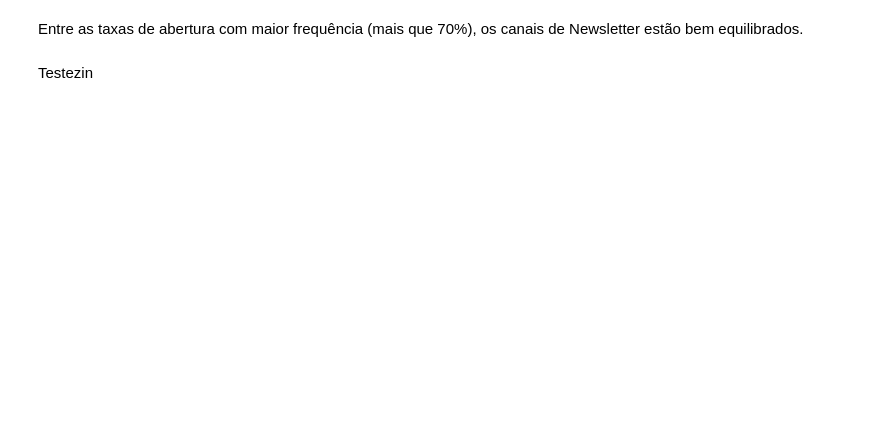
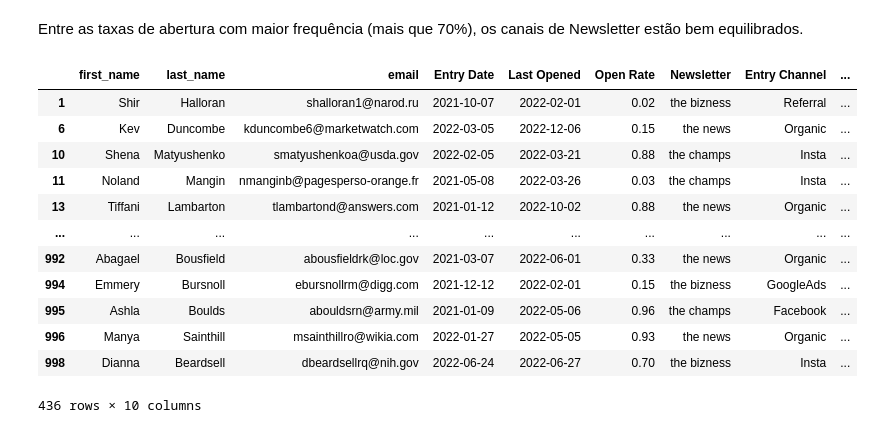
Before and after one commit to ThomasFurtado/TheNews, a Jupyter notebook: Assinantes.ipynb, the cells around one changed output. Cells and saved outputs as stored; diff of their text form; code cells hidden in the pictures; blank space fills up the shorter version.

```diff
--- a/Assinantes.ipynb
+++ b/Assinantes.ipynb
@@ -241,4 +269,21 @@ sns.barplot(x=df1['Newsletter'], y=df1['Open Rate'], data=df1)
 # %% [markdown]
 Entre as taxas de abertura com maior frequência (mais que 70%), os canais de Newsletter estão bem equilibrados.
-# %% [markdown]
-Testezin
+# %%
+pd.set_option('mode.chained_assignment', None)
+df_dias = df[df['LastOpened_bf_Entry']==False]
+df_dias['qte_dias'] = df_dias['Last Opened'] - df_dias['Entry Date']
+df_dias
+# %% [output]
+|  | first_name | last_name | email | Entry Date | Last Opened | Open Rate | Newsletter | Entry Channel | ... |
+| 1 | Shir | Halloran | shalloran1@narod.ru | 2021-10-07 | 2022-02-01 | 0.02 | the bizness | Referral | ... |
+| 6 | Kev | Duncombe | kduncombe6@marketwatch.com | 2022-03-05 | 2022-12-06 | 0.15 | the news | Organic | ... |
+| 10 | Shena | Matyushenko | smatyushenkoa@usda.gov | 2022-02-05 | 2022-03-21 | 0.88 | the champs | Insta | ... |
+| 11 | Noland | Mangin | nmanginb@pagesperso-orange.fr | 2021-05-08 | 2022-03-26 | 0.03 | the champs | Insta | ... |
+| 13 | Tiffani | Lambarton | tlambartond@answers.com | 2021-01-12 | 2022-10-02 | 0.88 | the news | Organic | ... |
+| ... | ... | ... | ... | ... | ... | ... | ... | ... | ... |
+| 992 | Abagael | Bousfield | abousfieldrk@loc.gov | 2021-03-07 | 2022-06-01 | 0.33 | the news | Organic | ... |
+| 994 | Emmery | Bursnoll | ebursnollrm@digg.com | 2021-12-12 | 2022-02-01 | 0.15 | the bizness | GoogleAds | ... |
+| 995 | Ashla | Boulds | abouldsrn@army.mil | 2021-01-09 | 2022-05-06 | 0.96 | the champs | Facebook | ... |
+| 996 | Manya | Sainthill | msainthillro@wikia.com | 2022-01-27 | 2022-05-05 | 0.93 | the news | Organic | ... |
+| 998 | Dianna | Beardsell | dbeardsellrq@nih.gov | 2022-06-24 | 2022-06-27 | 0.70 | the bizness | Insta | ... |
+436 rows × 10 columns
```
Also changed, not shown: parts of 21 cells of this notebook, 1 other file.
